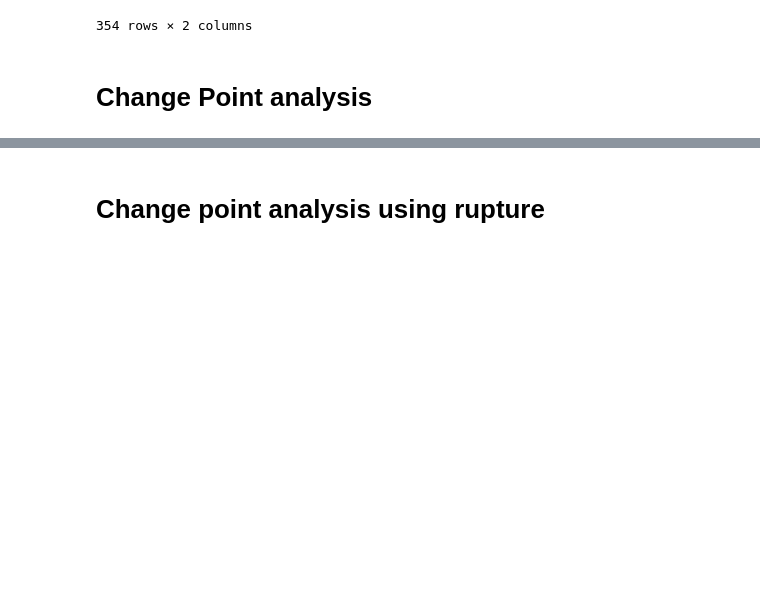
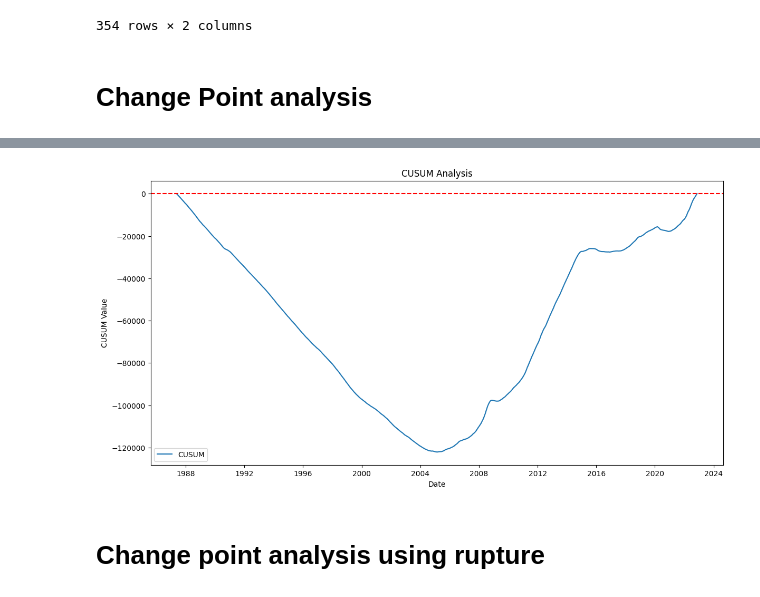
Before and after one commit to Daniel-1961/Birhan-Energies, a Jupyter notebook: notebook/Edas.ipynb, the cells around one changed output, grey strips where cells are left out. Cells and saved outputs as stored; diff of their text form; code cells hidden in the pictures; blank space fills up the shorter version.

```diff
--- a/notebook/Edas.ipynb
+++ b/notebook/Edas.ipynb
@@ -89,12 +85,14 @@ ModuleNotFoundError: No module named 'scripts.cusum_analysis'
 # %%
-#from scripts.cusum_analysis import *
-#from scripts.cusum_analysis import calculate_cusum, plot_cusum
+from scripts.cusum_analysis import *
+from scripts.cusum_analysis import calculate_cusum, plot_cusum
 
 
 # Calculate the CUSUM
-#cusum = calculate_cusum(df)
+cusum = calculate_cusum(df)
 
 # Plot the results
-#plot_cusum(df, cusum)
+plot_cusum(df, cusum)
+# %% [output]
+[figure, added]
 # %% [markdown]
 # Change point analysis using rupture
```
Also changed, not shown: parts of 6 cells of this notebook.
